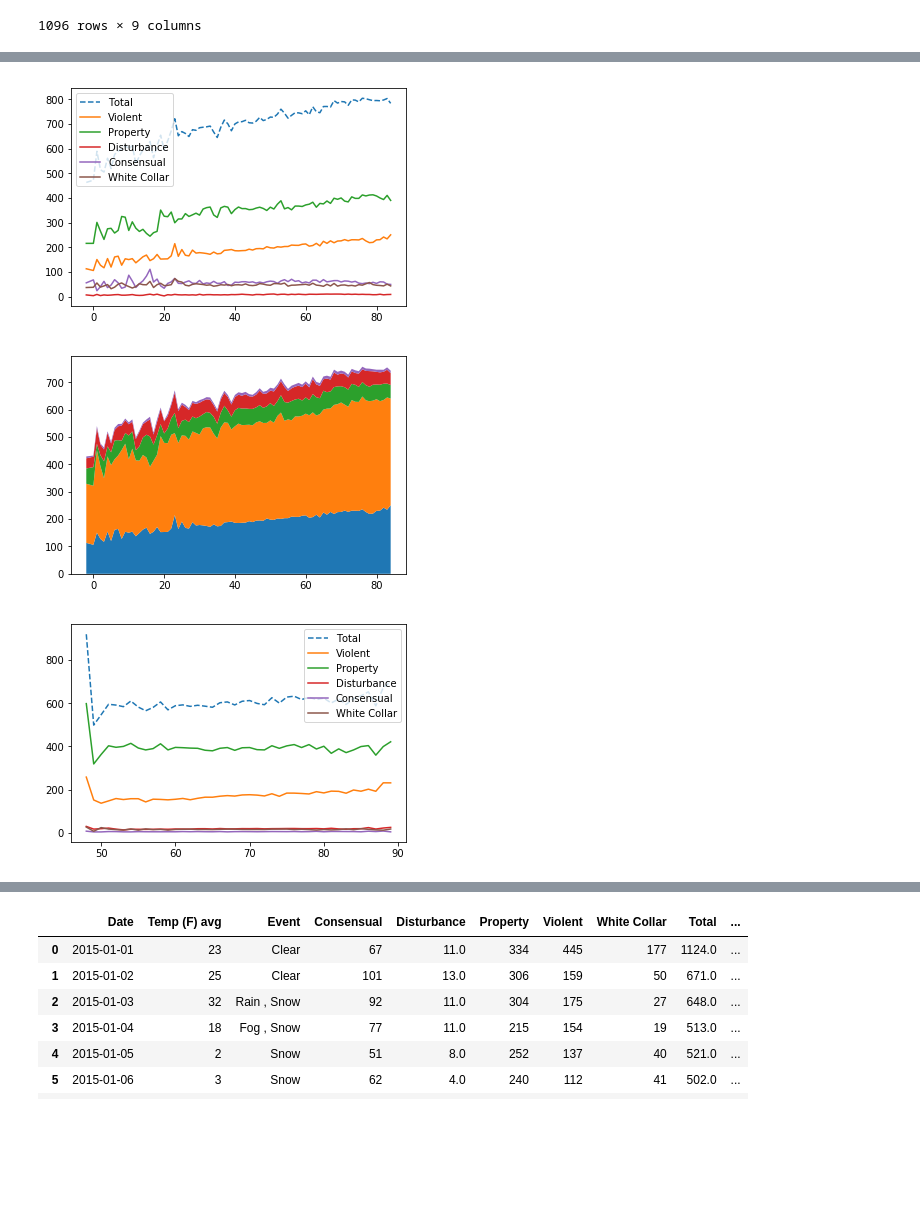
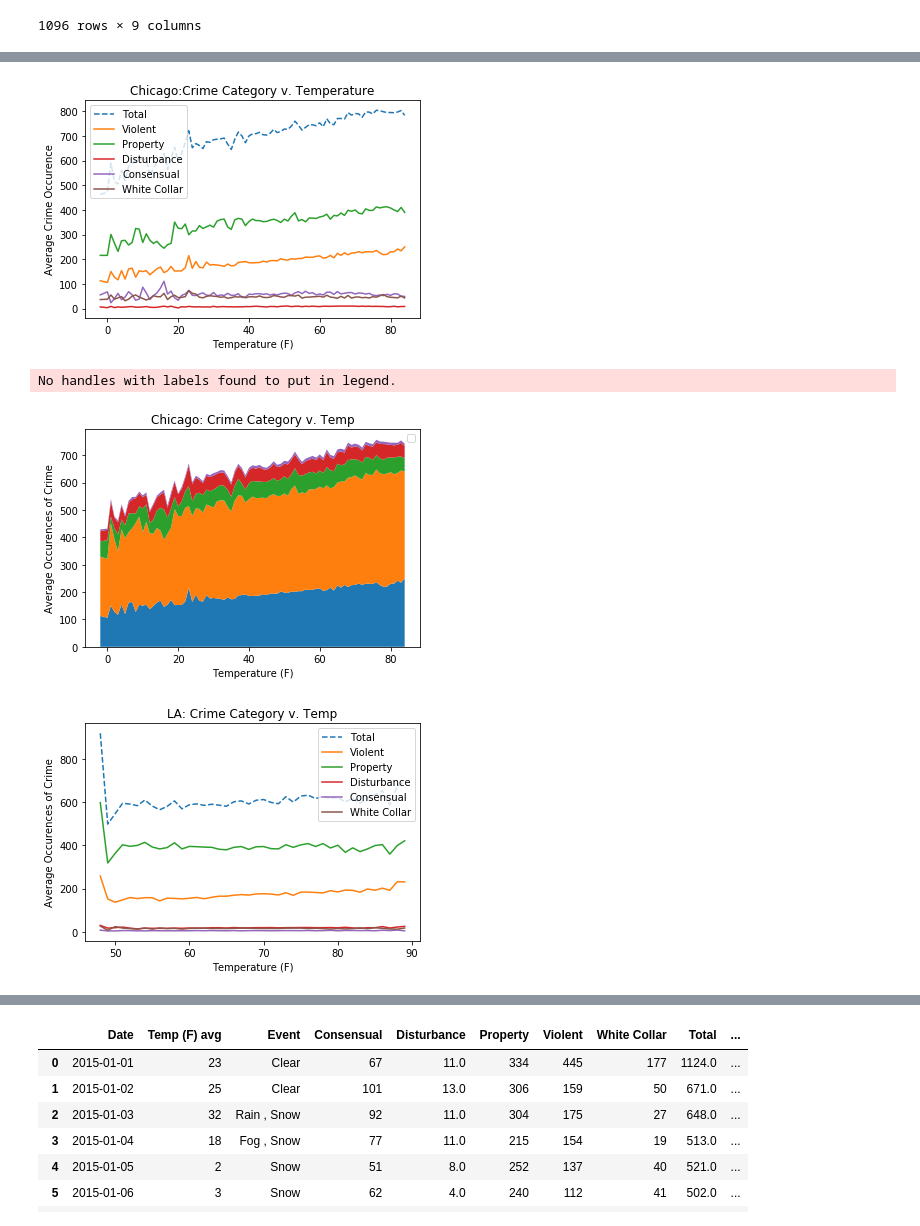
Before and after one commit to minxstm/Bootcamp_Project_1, a Jupyter notebook: Some_Plots_Kevin_with_bars.ipynb, the cells around one changed output, grey strips where cells are left out. Drawn from its saved outputs; the diff is of its cells as text; code cells hidden in the pictures; blank space fills up the shorter version.

```diff
--- a/Some_Plots_Kevin_with_bars.ipynb
+++ b/Some_Plots_Kevin_with_bars.ipynb
@@ -85,21 +97,28 @@ chi_temp = chi_df.groupby("Temp (F) avg").mean()
 # %%
 plt.plot(chi_temp["Total"],linestyle="--")
 plt.plot(chi_temp["Violent"])
 plt.plot(chi_temp["Property"])
 plt.plot(chi_temp["Disturbance"])
 plt.plot(chi_temp["Consensual"])
 plt.plot(chi_temp["White Collar"])
+plt.title("Chicago:Crime Category v. Temperature")
+plt.xlabel("Temperature (F)")
+plt.ylabel("Average Crime Occurence")
 plt.legend()
 plt.show()
 # %% [output]
-[figure, old version]
+[figure, new version]
 # %%
 plt.stackplot(chi_temp.index,[chi_temp["Violent"],chi_temp["Property"],chi_temp["Consensual"],
                               chi_temp["White Collar"],chi_temp["Disturbance"]])
+plt.title("Chicago: Crime Category v. Temp")
+plt.xlabel("Temperature (F)")
+plt.ylabel("Average Occurences of Crime")
 plt.legend()
 plt.show()
 # %% [output]
+No handles with labels found to put in legend.
-[figure, old version]
+[figure, new version]
 # %%
 la_temp = la_df.groupby("Temp (F) avg").mean()
 # %%
@@ -109,10 +128,13 @@ plt.plot(la_temp["Property"])
 plt.plot(la_temp["Disturbance"])
 plt.plot(la_temp["Consensual"])
 plt.plot(la_temp["White Collar"])
+plt.title("LA: Crime Category v. Temp")
+plt.xlabel("Temperature (F)")
+plt.ylabel("Average Occurences of Crime")
 plt.legend()
 plt.show()
 # %% [output]
-[figure, old version]
+[figure, new version]
 # %%
 plt.stackplot(la_temp.index,[la_temp["Violent"],la_temp["Property"],la_temp["Consensual"],
                               la_temp["White Collar"],la_temp["Disturbance"]])
```
Also changed, not shown: parts of 14 cells of this notebook, 18 other files.
